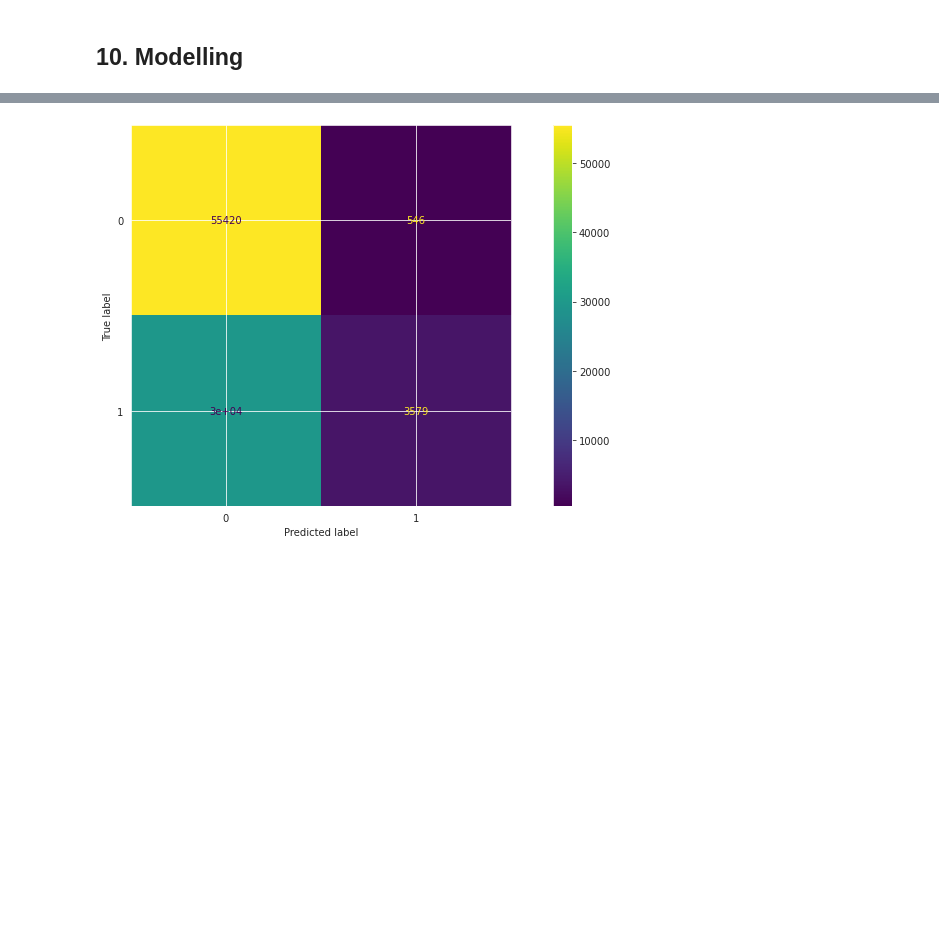
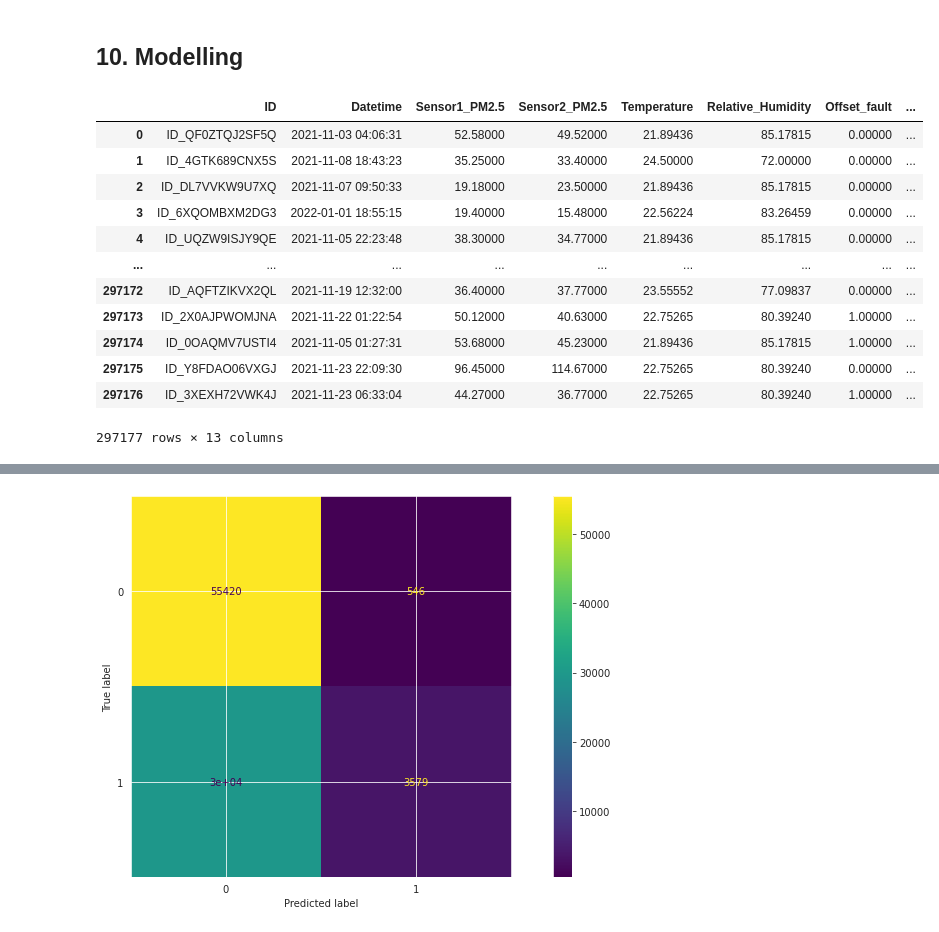
Before and after one commit to JONNY-ME/UmojaHackAfrica2022-FAQSC, a Jupyter notebook: Airqo_StarterNotebook.ipynb, the cells around one changed output, grey strips where cells are left out. Drawn from its saved outputs; the diff is of its cells as text; code cells hidden in the pictures; blank space fills up the shorter version.

```diff
--- a/Airqo_StarterNotebook.ipynb
+++ b/Airqo_StarterNotebook.ipynb
@@ -332,6 +413,23 @@ print(nan_week_hour_temp_std)
 # %% [markdown]
 <a name="Modelling"></a>
 ## 10.  Modelling
+# %%
+train, test = data[data.is_train == 1], data[data.is_train == 0]
+train
+# %% [output]
+|  | ID | Datetime | Sensor1_PM2.5 | Sensor2_PM2.5 | Temperature | Relative_Humidity | Offset_fault | ... |
+| 0 | ID_QF0ZTQJ2SF5Q | 2021-11-03 04:06:31 | 52.58000 | 49.52000 | 21.89436 | 85.17815 | 0.00000 | ... |
+| 1 | ID_4GTK689CNX5S | 2021-11-08 18:43:23 | 35.25000 | 33.40000 | 24.50000 | 72.00000 | 0.00000 | ... |
+| 2 | ID_DL7VVKW9U7XQ | 2021-11-07 09:50:33 | 19.18000 | 23.50000 | 21.89436 | 85.17815 | 0.00000 | ... |
+| 3 | ID_6XQOMBXM2DG3 | 2022-01-01 18:55:15 | 19.40000 | 15.48000 | 22.56224 | 83.26459 | 0.00000 | ... |
+| 4 | ID_UQZW9ISJY9QE | 2021-11-05 22:23:48 | 38.30000 | 34.77000 | 21.89436 | 85.17815 | 0.00000 | ... |
+| ... | ... | ... | ... | ... | ... | ... | ... | ... |
+| 297172 | ID_AQFTZIKVX2QL | 2021-11-19 12:32:00 | 36.40000 | 37.77000 | 23.55552 | 77.09837 | 0.00000 | ... |
+| 297173 | ID_2X0AJPWOMJNA | 2021-11-22 01:22:54 | 50.12000 | 40.63000 | 22.75265 | 80.39240 | 1.00000 | ... |
+| 297174 | ID_0OAQMV7USTI4 | 2021-11-05 01:27:31 | 53.68000 | 45.23000 | 21.89436 | 85.17815 | 1.00000 | ... |
+| 297175 | ID_Y8FDAO06VXGJ | 2021-11-23 22:09:30 | 96.45000 | 114.67000 | 22.75265 | 80.39240 | 0.00000 | ... |
+| 297176 | ID_3XEXH72VWK4J | 2021-11-23 06:33:04 | 44.27000 | 36.77000 | 22.75265 | 80.39240 | 1.00000 | ... |
+297177 rows × 13 columns
 # %%
 # Selecting the independent variables and the target variable
 train_feats = ['Sensor1_PM2.5',	'Sensor2_PM2.5',	'Temperature',	'Relative_Humidity',	'Datetime_day',\
```
Also changed, not shown: parts of 17 cells of this notebook, 1 other file.
